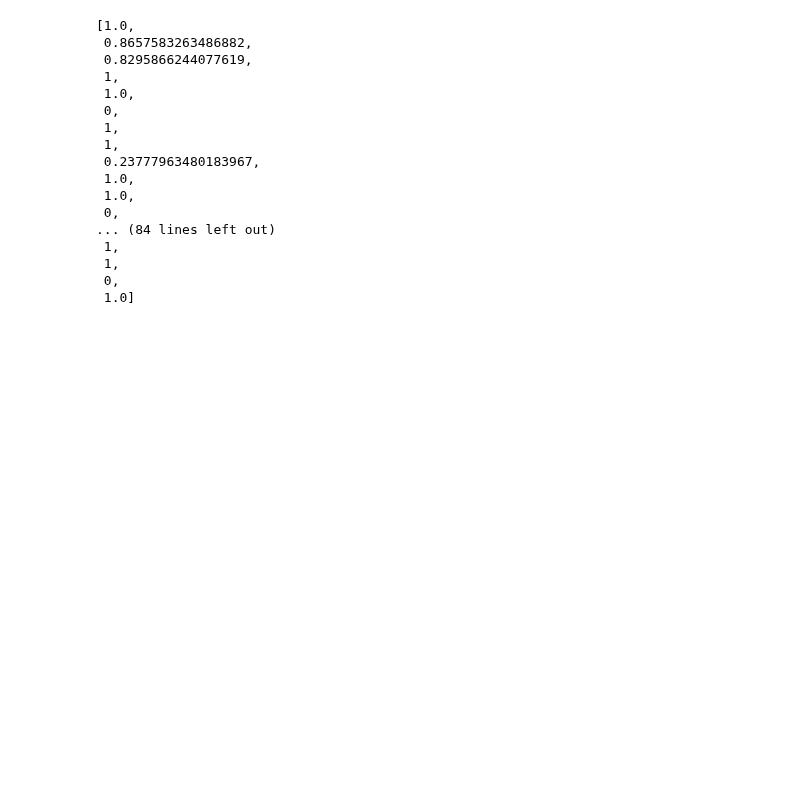
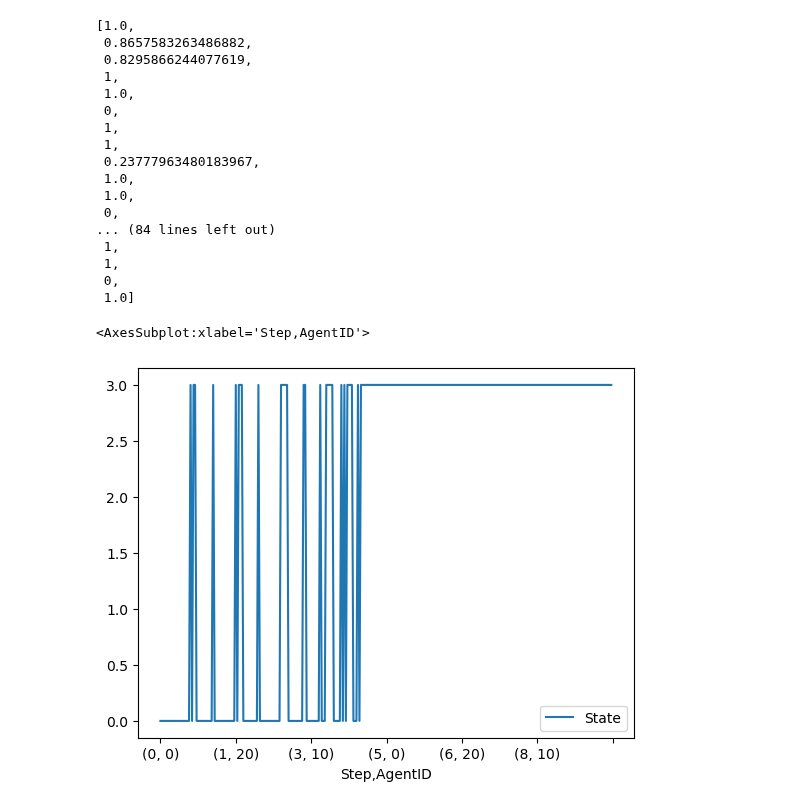
Before and after one commit to ChrisWitzany/opinion_network_model, a Jupyter notebook: simulation.ipynb, the cells around one changed output. Cells and saved outputs as stored; diff of their text form; code cells hidden in the pictures; blank space fills up the shorter version.

```diff
--- a/simulation.ipynb
+++ b/simulation.ipynb
@@ -92,7 +107,7 @@ draw_network_discrete()
 # %% [output]
 [figure]
 # %%
-for i in tqdm(range(10000)):
+for i in tqdm(range(100)):
     #print(f"i={i}")
     ##draw_network_discrete()
     #draw_network()
@@ -138,3 +155,8 @@ draw_histogram()
  1,
  0,
  1.0]
+# %%
+model.data_collector.get_agent_vars_dataframe()
+# %% [output]
+<AxesSubplot:xlabel='Step,AgentID'>
+[figure, added]
```
Also changed, not shown: parts of 4 cells of this notebook, 1 other file.
